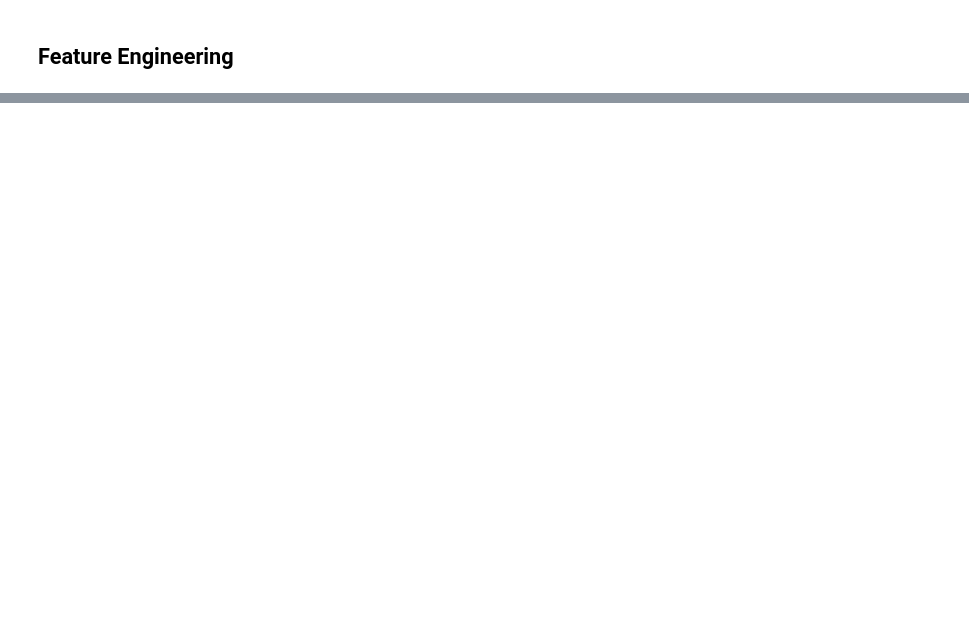
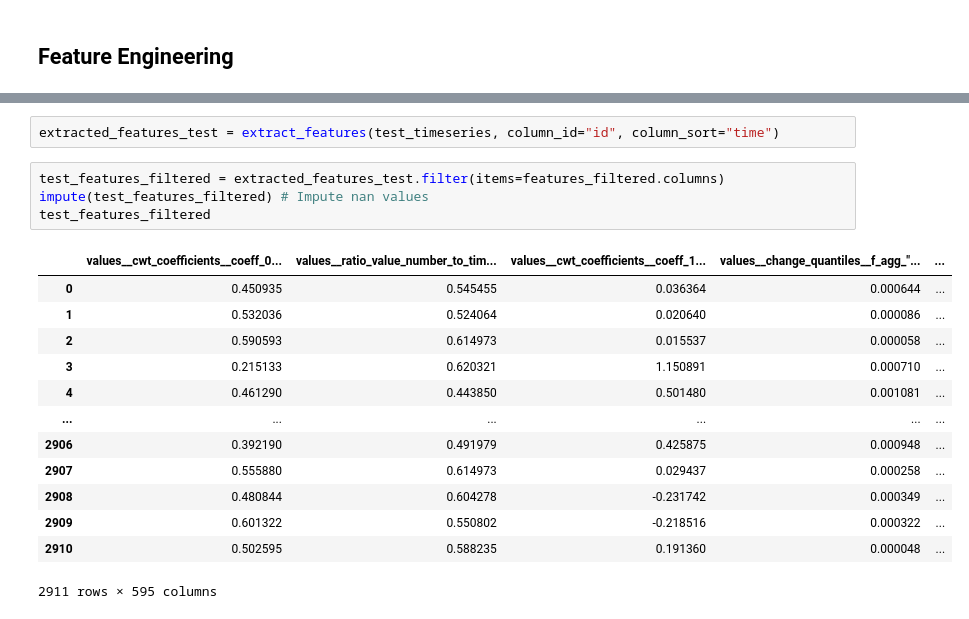
Before and after one commit to lpancorbo/ETHZ-PROJECT-ecg-representation-learning, a Jupyter notebook: Project 2/Part 1/ClassicMachineLearning.ipynb, the cells around one changed output, grey strips where cells are left out. Cells and saved outputs as stored; diff of their text form; blank space fills up the shorter version.

```diff
--- a/Project 2/Part 1/ClassicMachineLearning.ipynb
+++ b/Project 2/Part 1/ClassicMachineLearning.ipynb
@@ -185,0 +294,20 @@ Error:
+# %%
+extracted_features_test = extract_features(test_timeseries, column_id="id", column_sort="time")
+# %%
+test_features_filtered = extracted_features_test.filter(items=features_filtered.columns)
+impute(test_features_filtered) # Impute nan values
+test_features_filtered
+# %% [output]
+|  | values__cwt_coefficients__coeff_0... | values__ratio_value_number_to_tim... | values__cwt_coefficients__coeff_1... | values__change_quantiles__f_agg_"... | ... |
+| 0 | 0.450935 | 0.545455 | 0.036364 | 0.000644 | ... |
+| 1 | 0.532036 | 0.524064 | 0.020640 | 0.000086 | ... |
+| 2 | 0.590593 | 0.614973 | 0.015537 | 0.000058 | ... |
+| 3 | 0.215133 | 0.620321 | 1.150891 | 0.000710 | ... |
+| 4 | 0.461290 | 0.443850 | 0.501480 | 0.001081 | ... |
+| ... | ... | ... | ... | ... | ... |
+| 2906 | 0.392190 | 0.491979 | 0.425875 | 0.000948 | ... |
+| 2907 | 0.555880 | 0.614973 | 0.029437 | 0.000258 | ... |
+| 2908 | 0.480844 | 0.604278 | -0.231742 | 0.000349 | ... |
+| 2909 | 0.601322 | 0.550802 | -0.218516 | 0.000322 | ... |
+| 2910 | 0.502595 | 0.588235 | 0.191360 | 0.000048 | ... |
+2911 rows × 595 columns
```
Also changed, not shown: parts of 15 cells of this notebook, 2 other files.
